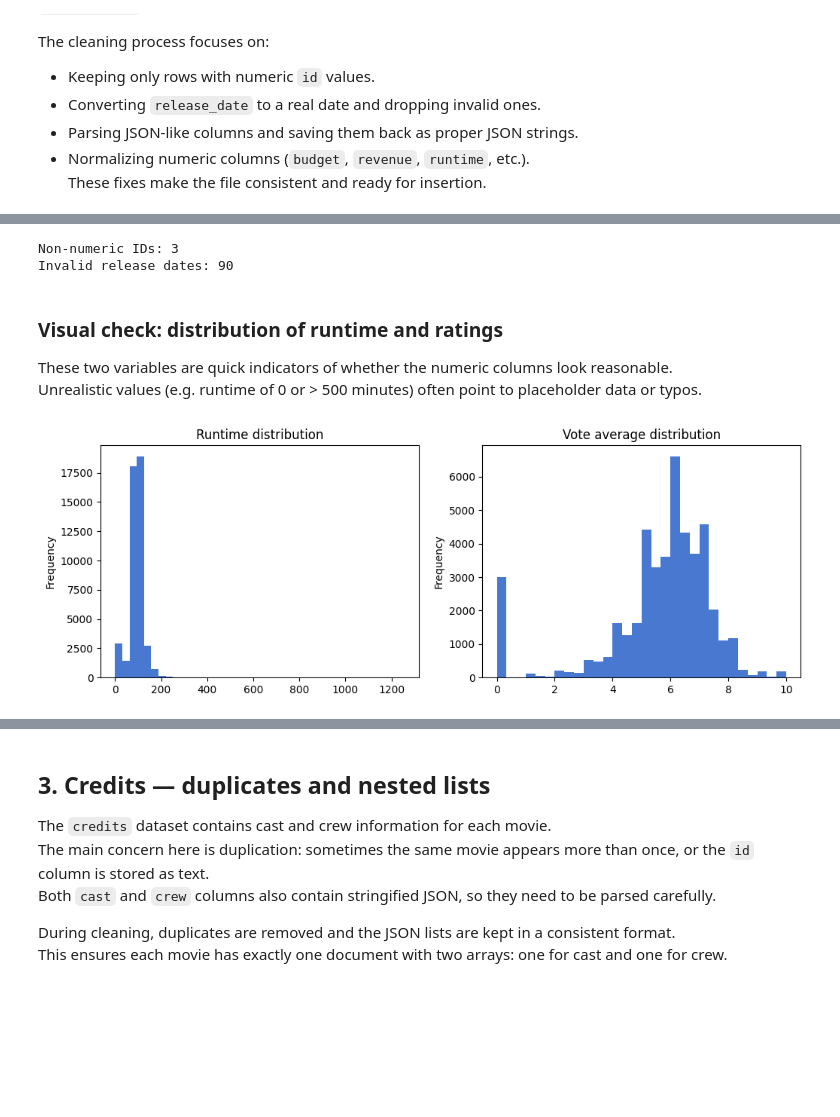
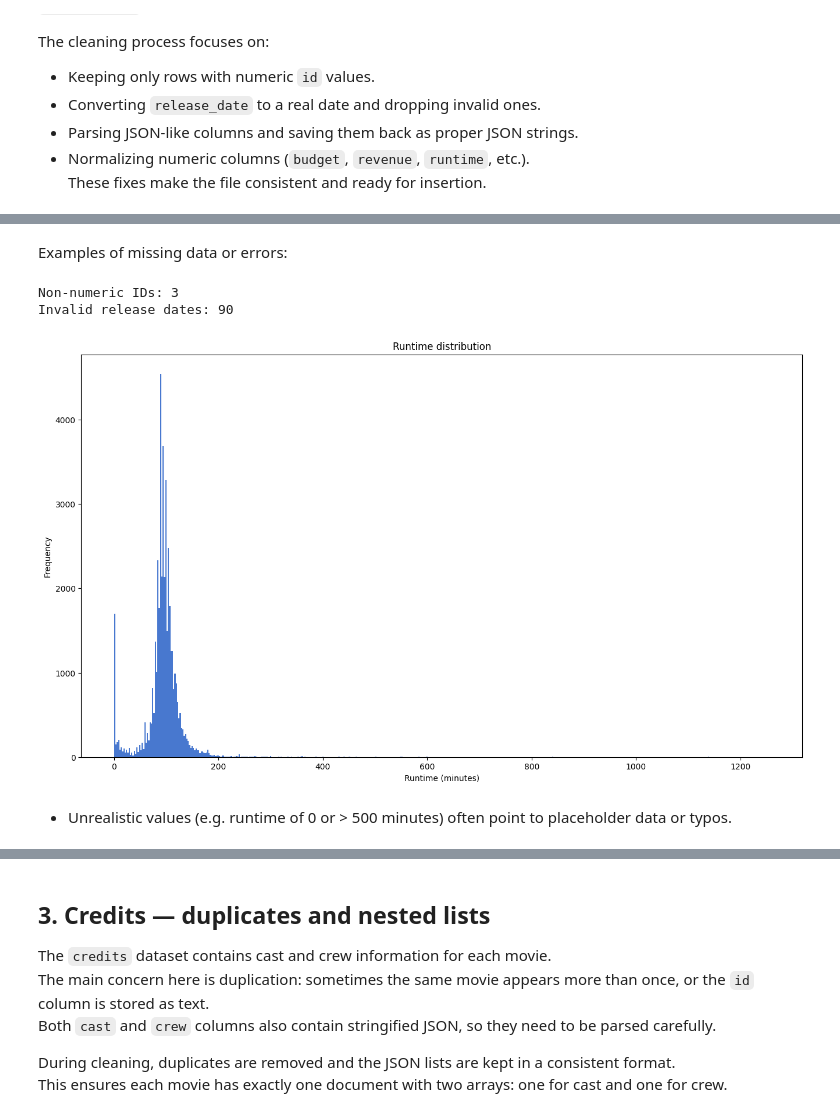
Before and after one commit to liangjizhu/ex3_VeryLargeDatabases, a Jupyter notebook: app/eda_movies.ipynb, the cells around one changed output, grey strips where cells are left out. Saved outputs shown, nothing was run; the diff lists cells and outputs as text; code cells hidden in the pictures; blank space fills up the shorter version.

```diff
--- a/app/eda_movies.ipynb
+++ b/app/eda_movies.ipynb
@@ -59,0 +109,5 @@ Raw shape: (45466, 24)
+# %%
+# === MOVIES_METADATA ===
+movies = pd.read_csv(os.path.join(raw_dir, "movies_metadata.csv"), low_memory=False)
+print("Dimensions:", movies.shape)
+movies.head(3)
@@ -59,0 +167,9 @@ Raw shape: (45466, 24)
+# %%
+# Distribution by year
+movies["release_date"] = pd.to_datetime(movies["release_date"], errors="coerce")
+movies["year"] = movies["release_date"].dt.year
+movies["year"].dropna().astype(int).plot.hist(bins=40, figsize=(6,4))
+plt.title("Movies released by year")
+plt.xlabel("Release year")
+plt.ylabel("Frequency")
+plt.show()
@@ -60,3 +234,5 @@ Raw shape: (45466, 24)
+# %% [markdown]
+Examples of missing data or errors:
 # %%
 # Example of malformed IDs and missing dates
 invalid_id_count = pd.to_numeric(movies["id"], errors="coerce").isna().sum()
@@ -67,18 +243,13 @@ print(f"Invalid release dates: {invalid_date_count}")
 # %% [output]
 Non-numeric IDs: 3
 Invalid release dates: 90
-# %% [markdown]
-### Visual check: distribution of runtime and ratings
-
-These two variables are quick indicators of whether the numeric columns look reasonable.
-Unrealistic values (e.g. runtime of 0 or > 500 minutes) often point to placeholder data or typos.
 # %%
-fig, axes = plt.subplots(1, 2, figsize=(12, 4))
-movies["runtime"].dropna().plot(kind="hist", bins=40, ax=axes[0])
-axes[0].set_title("Runtime distribution")
-
-movies["vote_average"].dropna().plot(kind="hist", bins=30, ax=axes[1])
-axes[1].set_title("Vote average distribution")
+movies["runtime"].dropna().plot(kind="hist", bins=500, figsize=(16,9))
+plt.title("Runtime distribution")
+plt.xlabel("Runtime (minutes)")
+plt.ylabel("Frequency")
 plt.show()
 # %% [output]
-[figure, old version]
+[figure, new version]
+# %% [markdown]
+- Unrealistic values (e.g. runtime of 0 or > 500 minutes) often point to placeholder data or typos.
```
Also changed, not shown: parts of 95 cells of this notebook, 6 other files.
